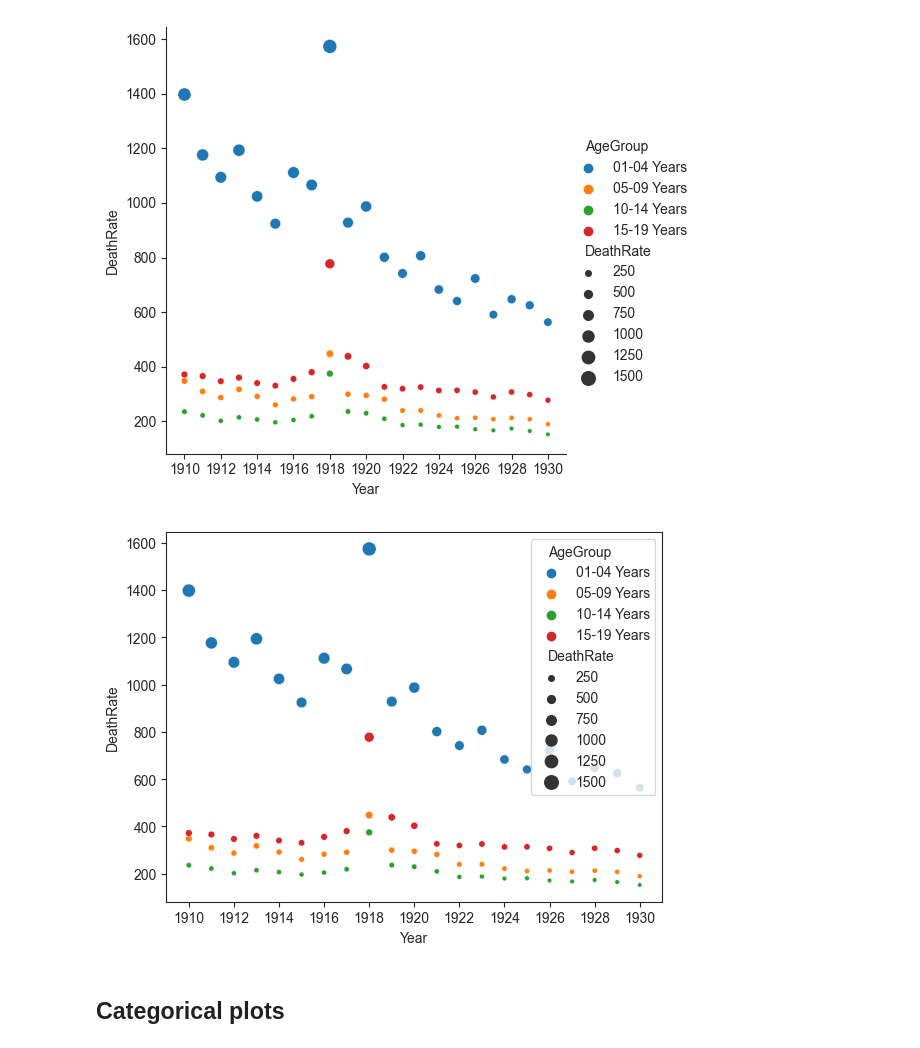
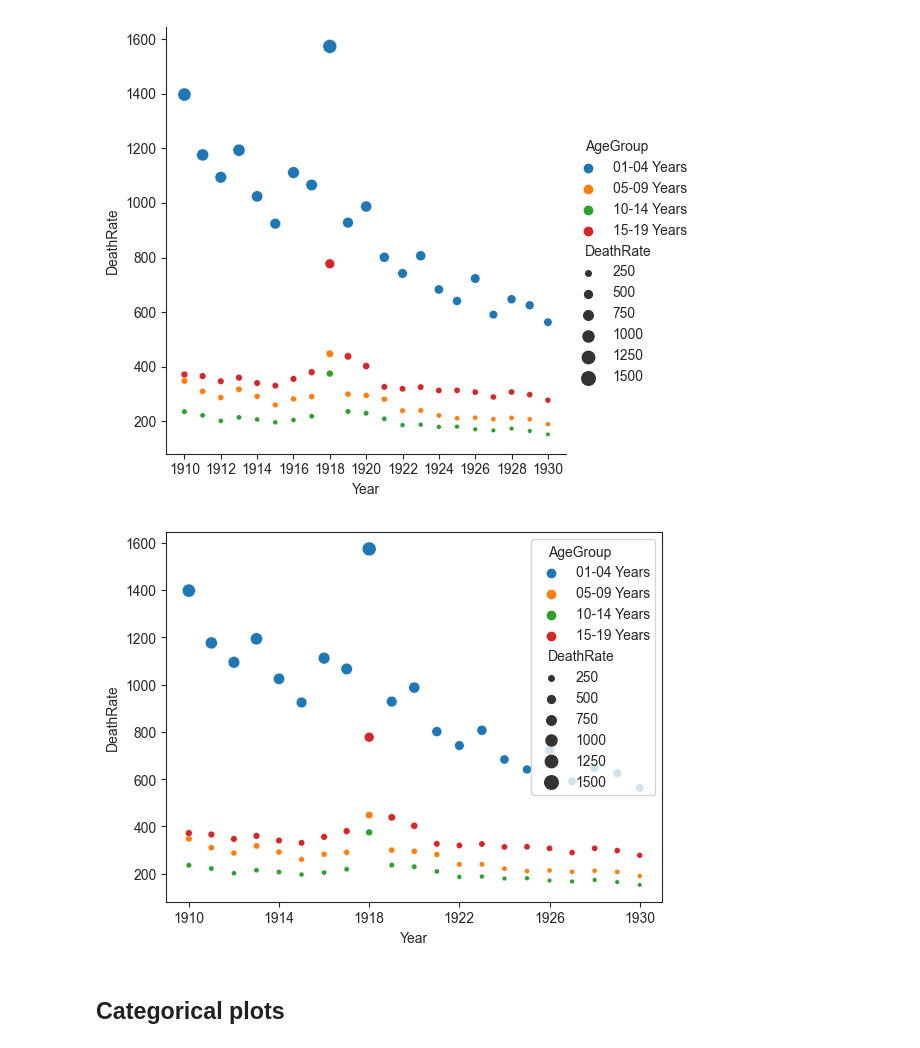
Before and after one commit to jlgull/CIS256DA, a Jupyter notebook: python_analysis/exercises/ch04/ex_4-1_mortality.ipynb, the cells around one changed output. Drawn from its saved outputs; the diff is of its cells as text; code cells hidden in the pictures.

```diff
--- a/python_analysis/exercises/ch04/ex_4-1_mortality.ipynb
+++ b/python_analysis/exercises/ch04/ex_4-1_mortality.ipynb
@@ -118,6 +119,7 @@ ax.tick_params('x', labelrotation=30);
 # %%
 # Cell 11 - copy - self interest, based on Task 4 of Exercise 4-1.
 
+sns.set_style('ticks')
 ax = sns.lineplot(data=mortality_data,
      x='Year', y='DeathRate', hue='AgeGroup')
 ax.set(title='Deaths by Age Group (1910-1930)',
@@ -200,12 +202,12 @@ for ax in g.axes.flat:
 # %%
 # Cell 19 - copy - per task 6 of Exercise 4-1, use a specific method to create the scatter plot.
 
 ax = sns.scatterplot(data=mortality_data.query('Year >= 1910 and Year <= 1930'),
     x='Year', y='DeathRate', hue='AgeGroup',
-    size='DeathRate', sizes=(10,100), legend = True)
-ax.set(xticks=[x for x in range(1910,1931,2)]);
+    size='DeathRate', sizes=(10,100))
+ax.set(xticks=[x for x in range(1910,1931,4)]);
 # %% [output]
-[figure, old version]
+[figure, new version]
 # %% [markdown]
 ## Categorical plots
 # %%
```
Also changed, not shown: parts of 32 cells of this notebook, 3 other files.
